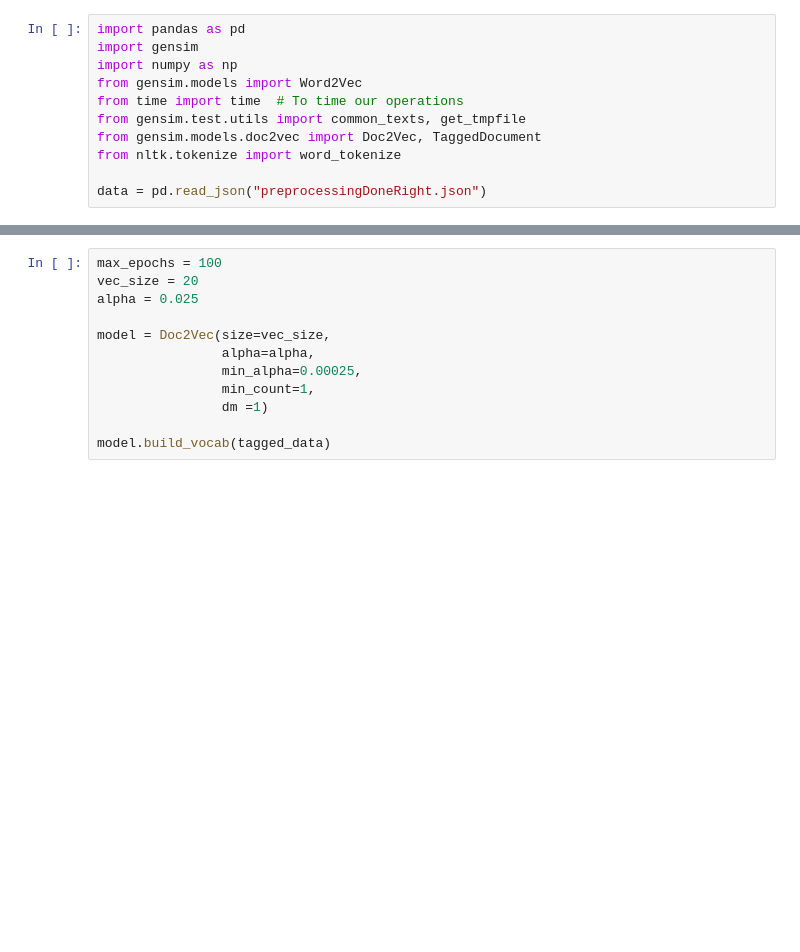
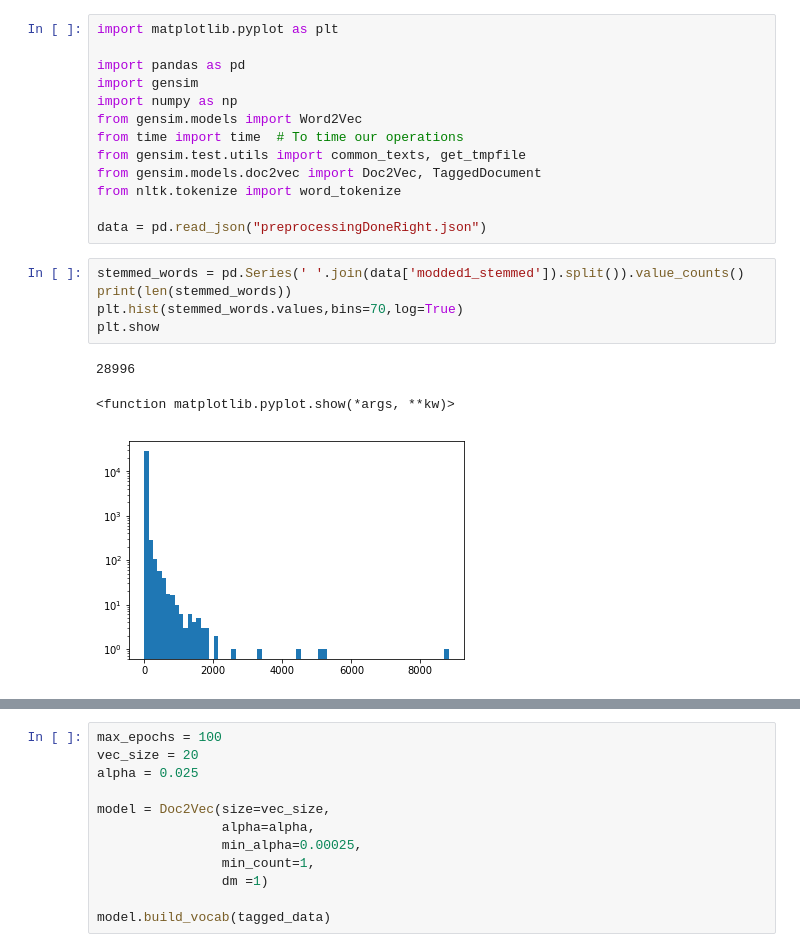
Before and after one commit to Gneur11/TextAnalytics, a Jupyter notebook: doc2vec.ipynb, the cells around one changed output, grey strips where cells are left out. Saved outputs shown, nothing was run; the diff lists cells and outputs as text; blank space fills up the shorter version.

```diff
--- a/doc2vec.ipynb
+++ b/doc2vec.ipynb
@@ -1,4 +1,6 @@
 # %%
+import matplotlib.pyplot as plt
+
 import pandas as pd
 import gensim
 import numpy as np
@@ -9,3 +11,12 @@ from gensim.models.doc2vec import Doc2Vec, TaggedDocument
 from nltk.tokenize import word_tokenize
 
 data = pd.read_json("preprocessingDoneRight.json")
+# %%
+stemmed_words = pd.Series(' '.join(data['modded1_stemmed']).split()).value_counts()
+print(len(stemmed_words))
+plt.hist(stemmed_words.values,bins=70,log=True)
+plt.show
+# %% [output]
+28996
+<function matplotlib.pyplot.show(*args, **kw)>
+[figure, added]
```
Also changed, not shown: parts of 25 cells of this notebook.
